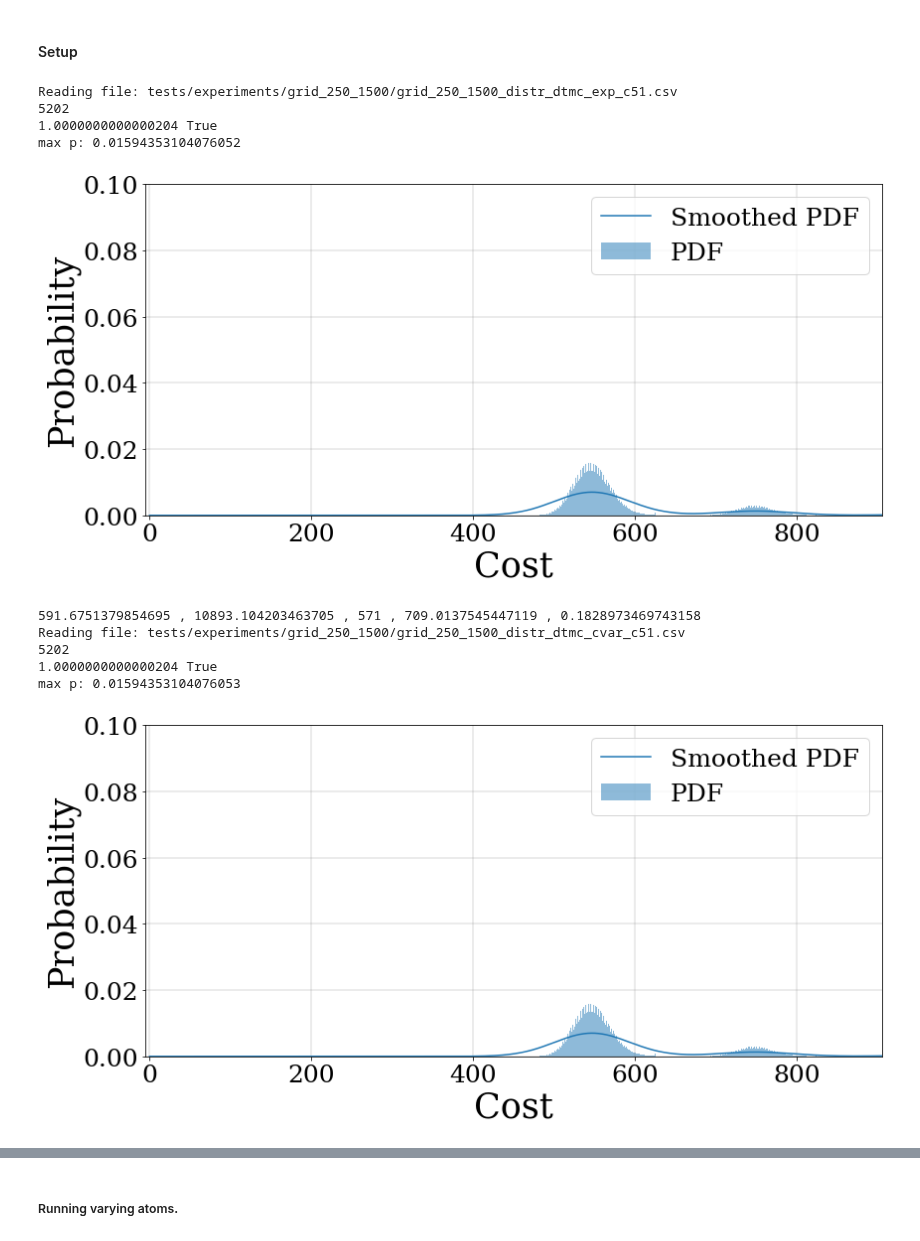
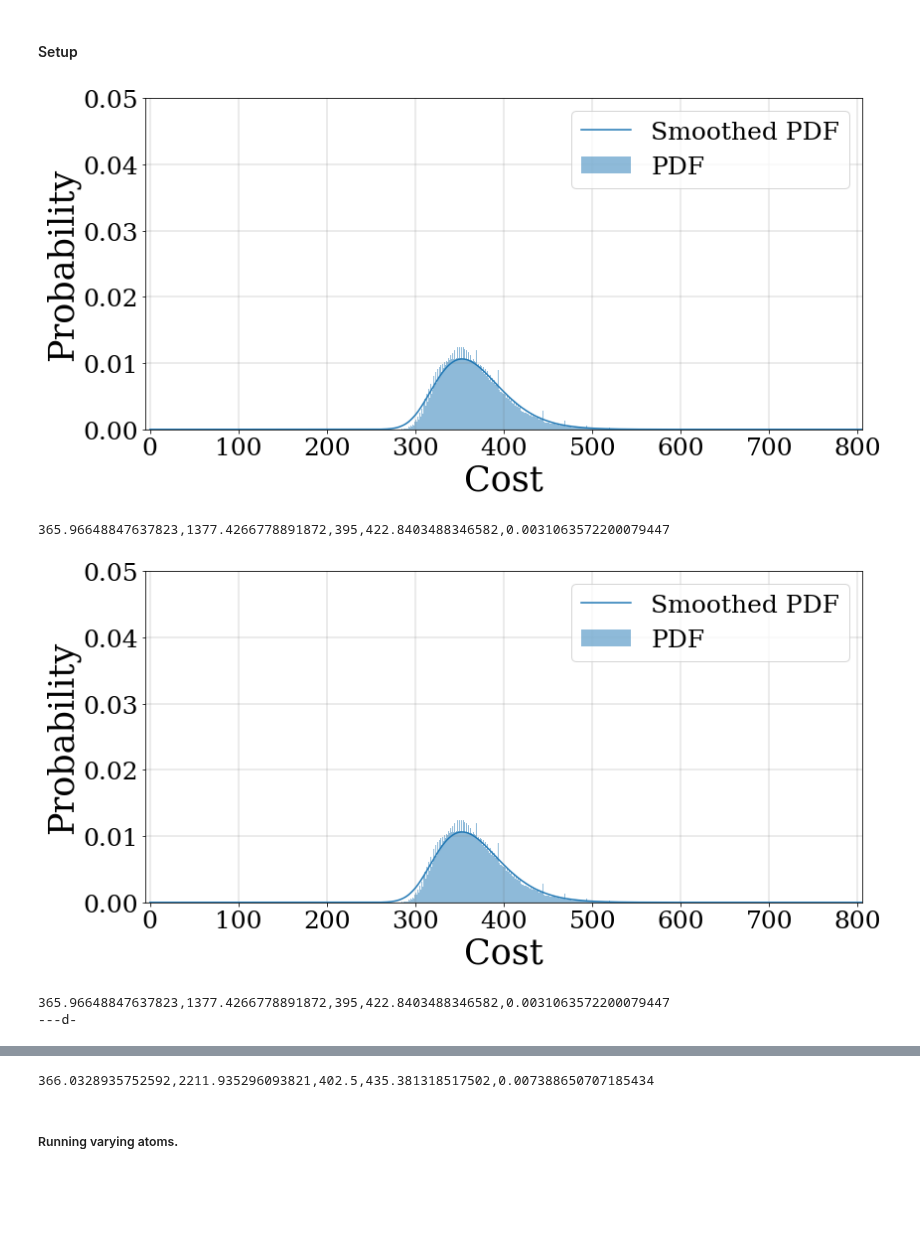
Before and after one commit to yannikschnitzer/prism, a Jupyter notebook: prism/distr.ipynb, the cells around one changed output, grey strips where cells are left out. Drawn from its saved outputs; the diff is of its cells as text; code cells hidden in the pictures; blank space fills up the shorter version.

Commit message:
added new experiment

```diff
--- a/prism/distr.ipynb
+++ b/prism/distr.ipynb
@@ -290,21 +290,15 @@ metrics_c = np.zeros([len(apdx), num_metrics])
 print_metrics=True
 # %%
 algs=['exp','cvar'] #['vi', 'exp', 'cvar']
-appendix  = ''
+appendix  = '_p_0.17_w_26'
 for idx, alg_type in enumerate(algs):
-    _,_,_ = dtmc_compute(idx, appendix, show_graph=True, debug=True)
+    _,_,_ = dtmc_compute(idx, appendix, show_graph=True, debug=False, print_metrics=True)
 print('---d-')
-_,_,_ = exp_compute(idx, appendix, show_graph=False, debug=True)
-_,_,_ = cvar_compute(idx, appendix, show_graph=False, debug=True)
+_,_,_ = exp_compute(idx, appendix, show_graph=True, debug=False, print_metrics=True)
+_,_,_ = cvar_compute(idx, appendix, show_graph=True, debug=False, print_metrics=True)
 # %% [output]
+[figure, new version]
-Reading file: tests/experiments/grid_250_1500/grid_250_1500_distr_dtmc_exp_c51.csv
-5202
-1.0000000000000204 True
-max p: 0.01594353104076052
+365.96648847637823,1377.4266778891872,395,422.8403488346582,0.0031063572200079447
-[figure, old version]
+[figure, new version]
-591.6751379854695 , 10893.104203463705 , 571 , 709.0137545447119 , 0.1828973469743158
-Reading file: tests/experiments/grid_250_1500/grid_250_1500_distr_dtmc_cvar_c51.csv
-5202
-1.0000000000000204 True
-max p: 0.01594353104076053
+365.96648847637823,1377.4266778891872,395,422.8403488346582,0.0031063572200079447
+---d-
-[figure, old version]
@@ -323,3 +308,4 @@ max p: 0.04206869071498436
+366.0328935752592,2211.935296093821,402.5,435.381318517502,0.007388650707185434
 # %% [markdown]
 ##### Running varying atoms.
 # %%
```
Also changed, not shown: parts of 4 cells of this notebook, 1 other file.
